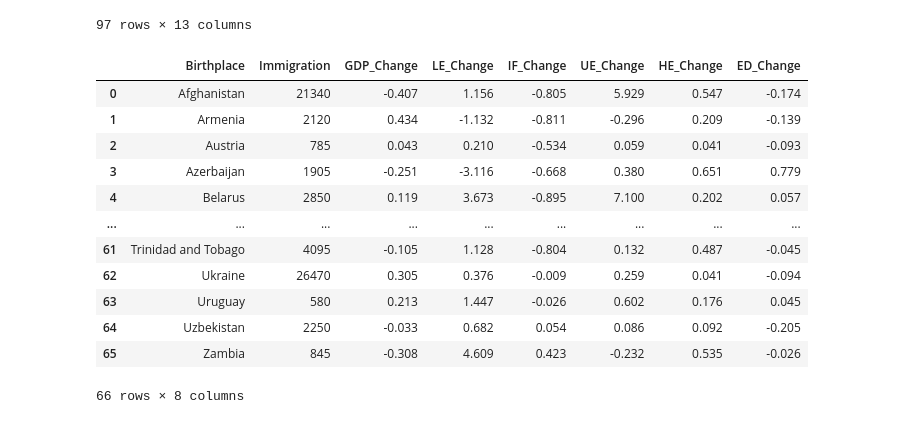
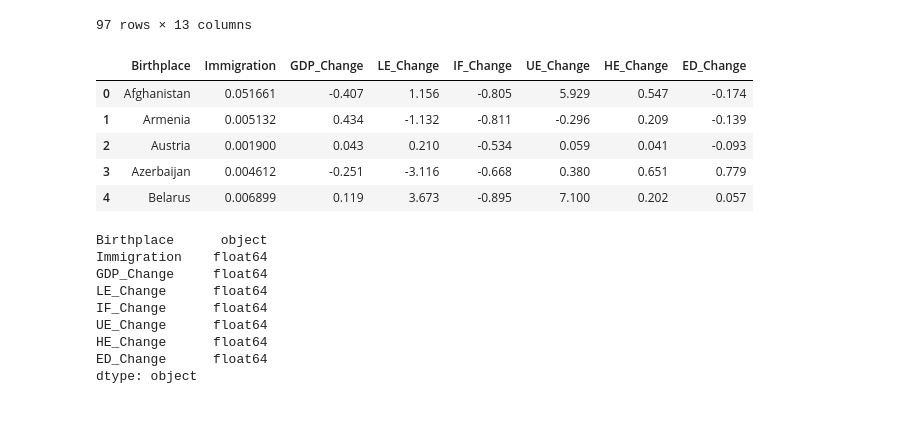
Before and after one commit to Hongwei-Z/CanadianImmigrationStudy, a Jupyter notebook: Main.ipynb, the cells around one changed output. Drawn from its saved outputs; the diff is of its cells as text; code cells hidden in the pictures.

```diff
--- a/Main.ipynb
+++ b/Main.ipynb
@@ -72,33 +86,29 @@ comb
 # %%
 def increase_rate(num1, num2):
-    return format((num2 - num1) / num1, '.3f')
+    return float(format((num2 - num1) / num1, '.3f'))
 
 a, b, c, d, e, f, g, h = [], [], [], [], [], [], [], []
 for m in range(len(comb)):
     for n in range(len(im)):
         if comb['Birthplace'][m] == im['Birthplace'][n]:
             a.append(im['Birthplace'][n])
             b.append(im['2011-2021'][n])
             c.append(increase_rate(comb['GDP11'][m], comb['GDP21'][m]))
-            d.append(format(comb['LE20'][m] - comb['LE11'][m], '.3f'))
+            d.append(float(format(comb['LE20'][m] - comb['LE11'][m], '.3f')))
             e.append(increase_rate(comb['IF11'][m], comb['IF19'][m]))
             f.append(increase_rate(comb['UE12'][m], comb['UE20'][m]))
             g.append(increase_rate(comb['HE11'][m], comb['HE19'][m]))
             h.append(increase_rate(comb['ED11'][m], comb['ED20'][m]))
 
 dataset = pd.DataFrame({'Birthplace':a, 'Immigration':b, 'GDP_Change':c, 'LE_Change':d, 'IF_Change': e, 'UE_Change': f, 'HE_Change': g, 'ED_Change': h})
-dataset
+
+nor = normalize([dataset['Immigration']])
+dataset['Immigration'] = nor[0][:]
+dataset.head()
 # %% [output]
 |  | Birthplace | Immigration | GDP_Change | LE_Change | IF_Change | UE_Change | HE_Change | ED_Change |
-| 0 | Afghanistan | 21340 | -0.407 | 1.156 | -0.805 | 5.929 | 0.547 | -0.174 |
-| 1 | Armenia | 2120 | 0.434 | -1.132 | -0.811 | -0.296 | 0.209 | -0.139 |
-| 2 | Austria | 785 | 0.043 | 0.210 | -0.534 | 0.059 | 0.041 | -0.093 |
-| 3 | Azerbaijan | 1905 | -0.251 | -3.116 | -0.668 | 0.380 | 0.651 | 0.779 |
-| 4 | Belarus | 2850 | 0.119 | 3.673 | -0.895 | 7.100 | 0.202 | 0.057 |
-| ... | ... | ... | ... | ... | ... | ... | ... | ... |
-| 61 | Trinidad and Tobago | 4095 | -0.105 | 1.128 | -0.804 | 0.132 | 0.487 | -0.045 |
-| 62 | Ukraine | 26470 | 0.305 | 0.376 | -0.009 | 0.259 | 0.041 | -0.094 |
-| 63 | Uruguay | 580 | 0.213 | 1.447 | -0.026 | 0.602 | 0.176 | 0.045 |
-| 64 | Uzbekistan | 2250 | -0.033 | 0.682 | 0.054 | 0.086 | 0.092 | -0.205 |
-| 65 | Zambia | 845 | -0.308 | 4.609 | 0.423 | -0.232 | 0.535 | -0.026 |
+| 0 | Afghanistan | 0.051661 | -0.407 | 1.156 | -0.805 | 5.929 | 0.547 | -0.174 |
+| 1 | Armenia | 0.005132 | 0.434 | -1.132 | -0.811 | -0.296 | 0.209 | -0.139 |
+| 2 | Austria | 0.001900 | 0.043 | 0.210 | -0.534 | 0.059 | 0.041 | -0.093 |
+| 3 | Azerbaijan | 0.004612 | -0.251 | -3.116 | -0.668 | 0.380 | 0.651 | 0.779 |
+| 4 | Belarus | 0.006899 | 0.119 | 3.673 | -0.895 | 7.100 | 0.202 | 0.057 |
-66 rows × 8 columns
@@ -108,0 +115,12 @@ dataset
+# %%
+dataset.dtypes
+# %% [output]
+Birthplace      object
+Immigration    float64
+GDP_Change     float64
+LE_Change      float64
+IF_Change      float64
+UE_Change      float64
+HE_Change      float64
+ED_Change      float64
+dtype: object
```
Also changed, not shown: parts of 8 cells of this notebook.
